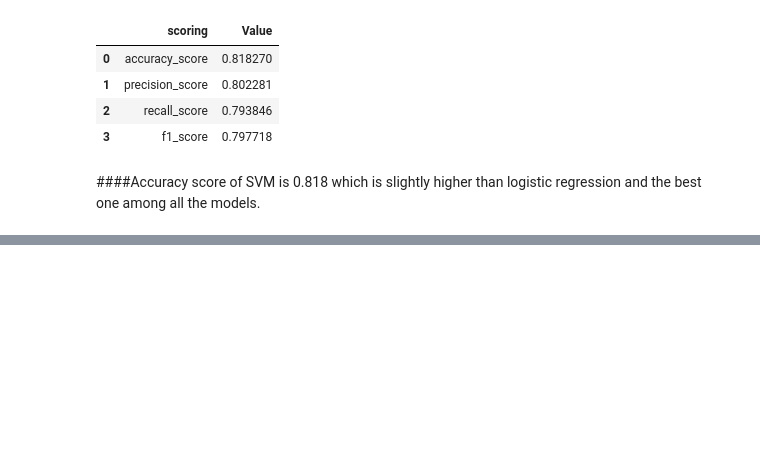
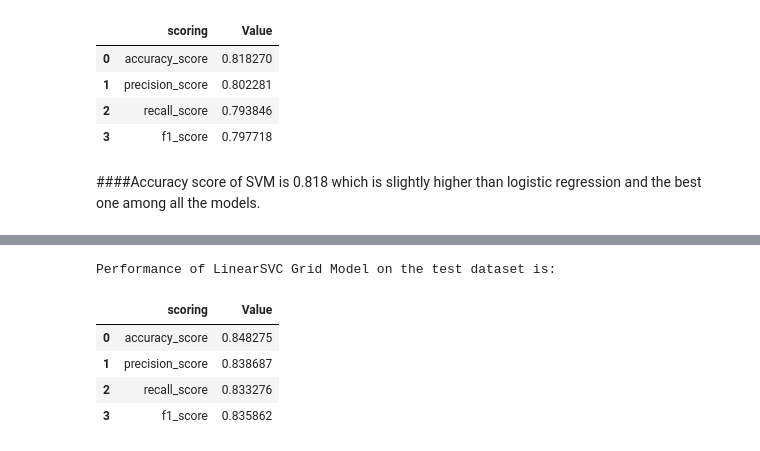
Before and after one commit to nivyathiruvoth/Coronavirus-Tweet-Sentiment-Analysis, a Jupyter notebook: Coronavirus_Tweet_Sentiment_Analysis_.ipynb, the cells around one changed output, grey strips where cells are left out. Cells and saved outputs as stored; diff of their text form; code cells hidden in the pictures; blank space fills up the shorter version.

```diff
--- a/Coronavirus_Tweet_Sentiment_Analysis_.ipynb
+++ b/Coronavirus_Tweet_Sentiment_Analysis_.ipynb
@@ -1206,0 +1301,12 @@ Performance of LinearSVC model on the test dataset is:
+# %%
+#Evaluating performance of prediction on the test data using different evalation metrics
+SVC_grid_evaluation_df = classification_results(y_test,svc_grid_pred_test, scoring_list , "macro" )
+print("Performance of LinearSVC Grid Model on the test dataset is:",'\n')
+SVC_grid_evaluation_df
+# %% [output]
+Performance of LinearSVC Grid Model on the test dataset is:
+|  | scoring | Value |
+| 0 | accuracy_score | 0.848275 |
+| 1 | precision_score | 0.838687 |
+| 2 | recall_score | 0.833276 |
+| 3 | f1_score | 0.835862 |
```
Also changed, not shown: parts of 29 cells of this notebook.
